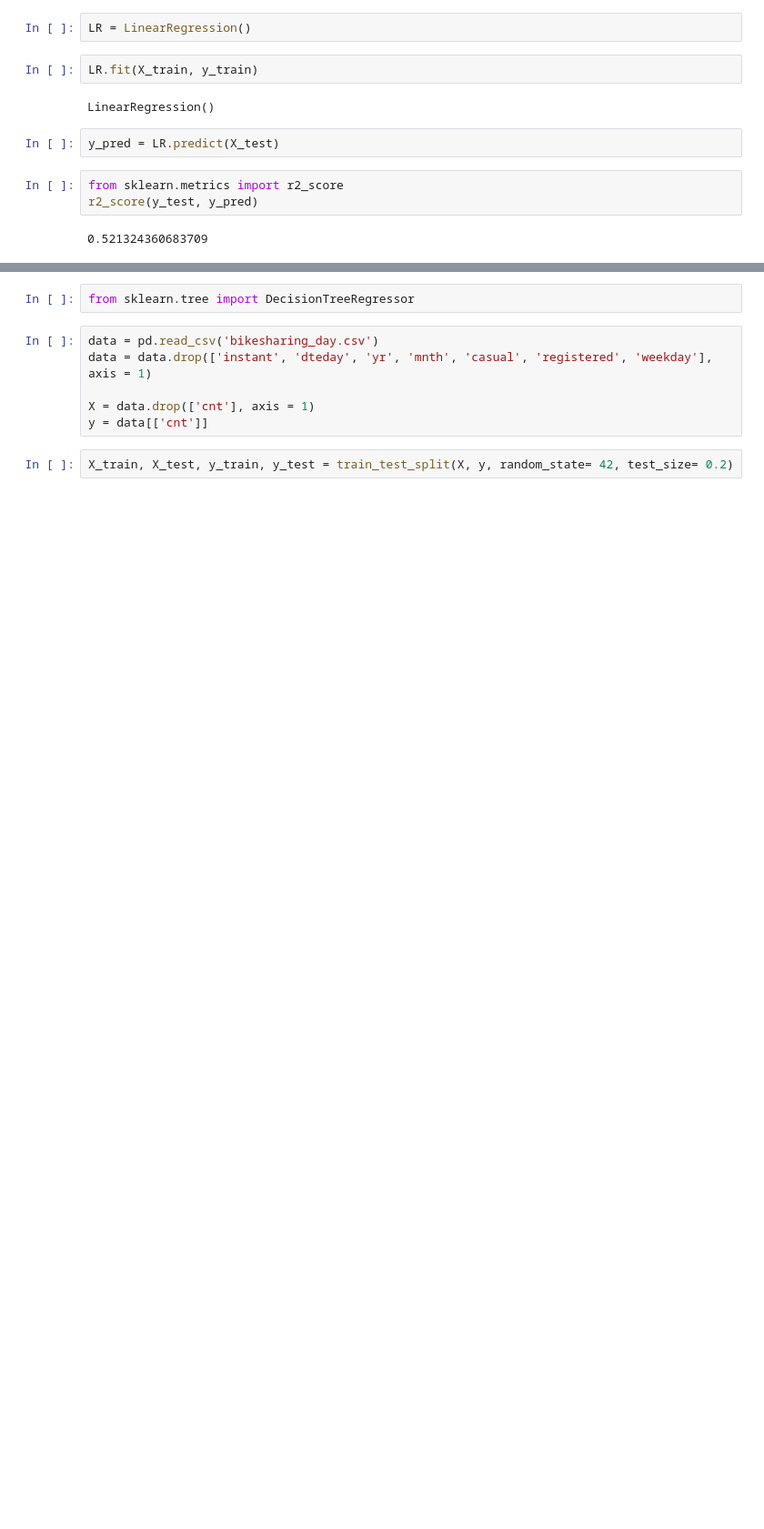
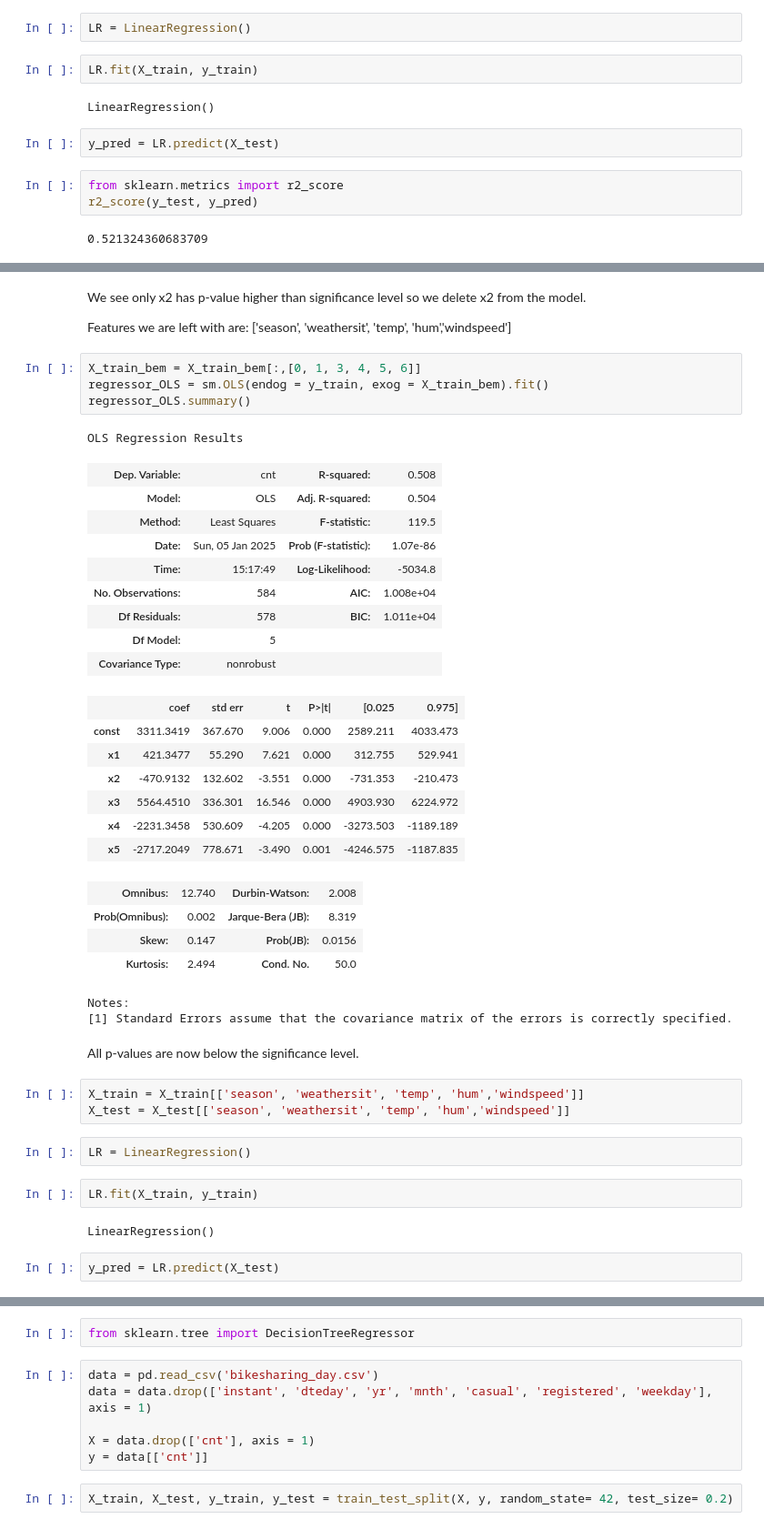
Before and after one commit to dushbar/bikesharingproject, a Jupyter notebook: bikesharingproject.ipynb, the cells around one changed output, grey strips where cells are left out. Shown at 91% size. Saved outputs shown, nothing was run; the diff lists cells and outputs as text; blank space fills up the shorter version.

```diff
--- a/bikesharingproject.ipynb
+++ b/bikesharingproject.ipynb
@@ -215,0 +348,45 @@ r2_score(y_test, y_pred)
+# %% [markdown]
+We see only x2 has p-value higher than significance level so we delete x2 from the model.
+
+Features we are left with are: ['season', 'weathersit', 'temp', 'hum','windspeed']
+# %%
+X_train_bem = X_train_bem[:,[0, 1, 3, 4, 5, 6]]
+regressor_OLS = sm.OLS(endog = y_train, exog = X_train_bem).fit()
+regressor_OLS.summary()
+# %% [output]
+OLS Regression Results
+| Dep. Variable: | cnt | R-squared: | 0.508 |
+| Model: | OLS | Adj. R-squared: | 0.504 |
+| Method: | Least Squares | F-statistic: | 119.5 |
+| Date: | Sun, 05 Jan 2025 | Prob (F-statistic): | 1.07e-86 |
+| Time: | 15:17:49 | Log-Likelihood: | -5034.8 |
+| No. Observations: | 584 | AIC: | 1.008e+04 |
+| Df Residuals: | 578 | BIC: | 1.011e+04 |
+| Df Model: | 5 |  |  |
+| Covariance Type: | nonrobust |  |  |
+|  | coef | std err | t | P>|t| | [0.025 | 0.975] |
+| const | 3311.3419 | 367.670 | 9.006 | 0.000 | 2589.211 | 4033.473 |
+| x1 | 421.3477 | 55.290 | 7.621 | 0.000 | 312.755 | 529.941 |
+| x2 | -470.9132 | 132.602 | -3.551 | 0.000 | -731.353 | -210.473 |
+| x3 | 5564.4510 | 336.301 | 16.546 | 0.000 | 4903.930 | 6224.972 |
+| x4 | -2231.3458 | 530.609 | -4.205 | 0.000 | -3273.503 | -1189.189 |
+| x5 | -2717.2049 | 778.671 | -3.490 | 0.001 | -4246.575 | -1187.835 |
+| Omnibus: | 12.740 | Durbin-Watson: | 2.008 |
+| Prob(Omnibus): | 0.002 | Jarque-Bera (JB): | 8.319 |
+| Skew: | 0.147 | Prob(JB): | 0.0156 |
+| Kurtosis: | 2.494 | Cond. No. | 50.0 |
+Notes:
+[1] Standard Errors assume that the covariance matrix of the errors is correctly specified.
+# %% [markdown]
+All p-values are now below the significance level.
+# %%
+X_train = X_train[['season', 'weathersit', 'temp', 'hum','windspeed']]
+X_test = X_test[['season', 'weathersit', 'temp', 'hum','windspeed']]
+# %%
+LR = LinearRegression()
+# %%
+LR.fit(X_train, y_train)
+# %% [output]
+LinearRegression()
+# %%
+y_pred = LR.predict(X_test)
```
Also changed, not shown: parts of 21 cells of this notebook.
